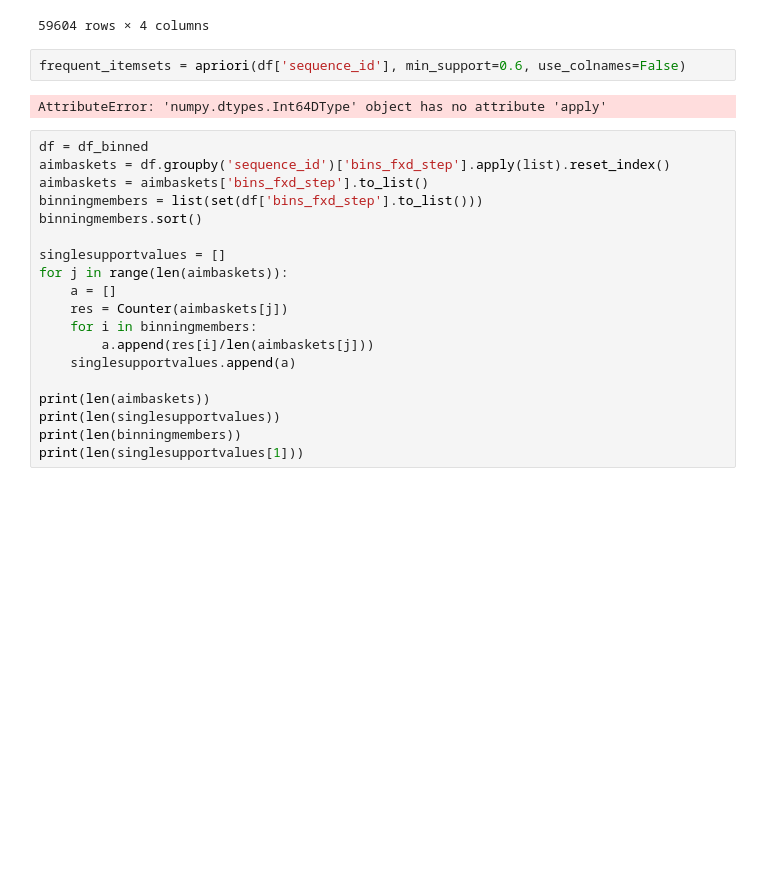
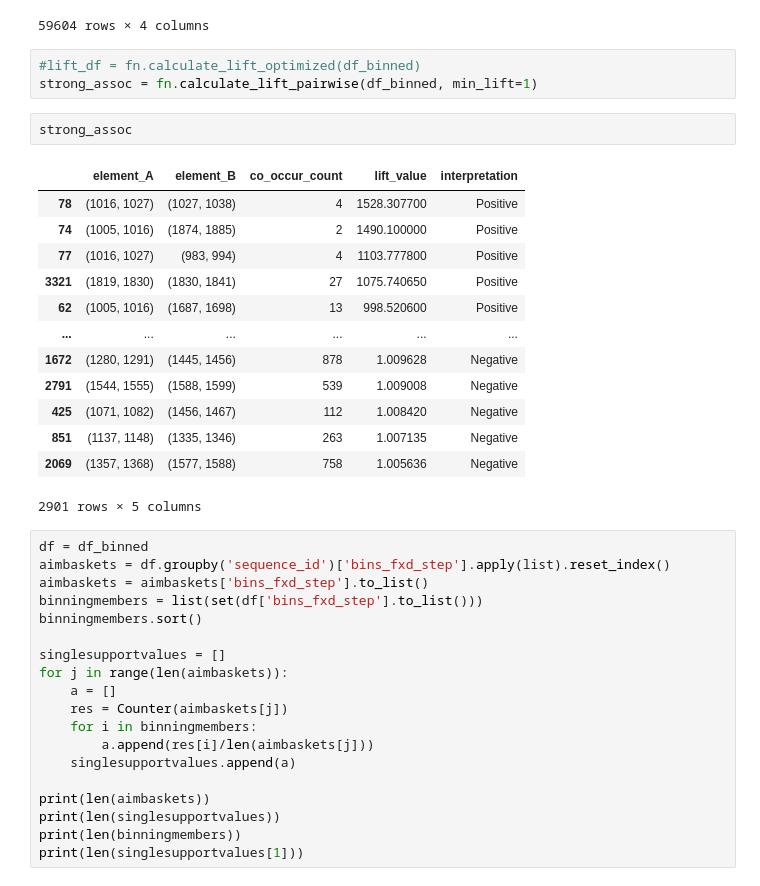
Before and after one commit to serkosi/discrimination-of-the-two-types-of-constraints-in-statistical-properties-of-the-production-data, a Jupyter notebook: 21_methods_real-events.ipynb, the cells around one changed output. Drawn from its saved outputs; the diff is of its cells as text; blank space fills up the shorter version.

Commit message:
Calculate lift (measures the strength of association between two elements) values for element pairs within sequence groups.

```diff
--- a/21_methods_real-events.ipynb
+++ b/21_methods_real-events.ipynb
@@ -52,10 +48,25 @@ df_binned
 | 59602 | 22800 | 1280.8510 | (1280, 1291) | (1280, 1282) |
 | 59603 | 22800 | 1287.1224 | (1280, 1291) | (1286, 1288) |
 59604 rows × 4 columns
-# %%
-frequent_itemsets = apriori(df['sequence_id'], min_support=0.6, use_colnames=False)
-# %% [output]
-AttributeError: 'numpy.dtypes.Int64DType' object has no attribute 'apply'
+# %%
+#lift_df = fn.calculate_lift_optimized(df_binned)
+strong_assoc = fn.calculate_lift_pairwise(df_binned, min_lift=1)
+# %%
+strong_assoc
+# %% [output]
+|  | element_A | element_B | co_occur_count | lift_value | interpretation |
+| 78 | (1016, 1027) | (1027, 1038) | 4 | 1528.307700 | Positive |
+| 74 | (1005, 1016) | (1874, 1885) | 2 | 1490.100000 | Positive |
+| 77 | (1016, 1027) | (983, 994) | 4 | 1103.777800 | Positive |
+| 3321 | (1819, 1830) | (1830, 1841) | 27 | 1075.740650 | Positive |
+| 62 | (1005, 1016) | (1687, 1698) | 13 | 998.520600 | Positive |
+| ... | ... | ... | ... | ... | ... |
+| 1672 | (1280, 1291) | (1445, 1456) | 878 | 1.009628 | Negative |
+| 2791 | (1544, 1555) | (1588, 1599) | 539 | 1.009008 | Negative |
+| 425 | (1071, 1082) | (1456, 1467) | 112 | 1.008420 | Negative |
+| 851 | (1137, 1148) | (1335, 1346) | 263 | 1.007135 | Negative |
+| 2069 | (1357, 1368) | (1577, 1588) | 758 | 1.005636 | Negative |
+2901 rows × 5 columns
 # %%
 df = df_binned
 aimbaskets = df.groupby('sequence_id')['bins_fxd_step'].apply(list).reset_index()
```
Also changed, not shown: parts of 2 cells of this notebook.
